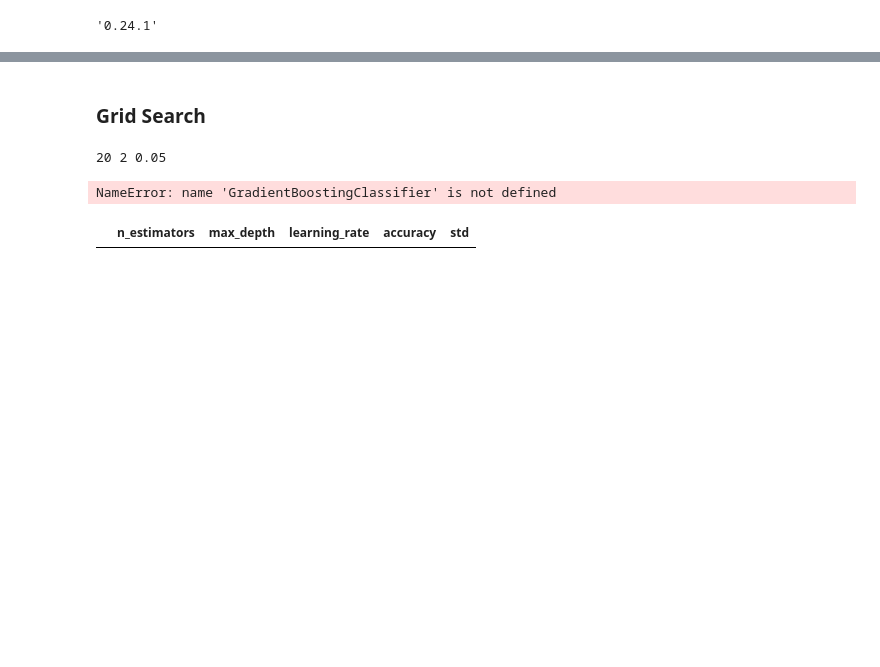
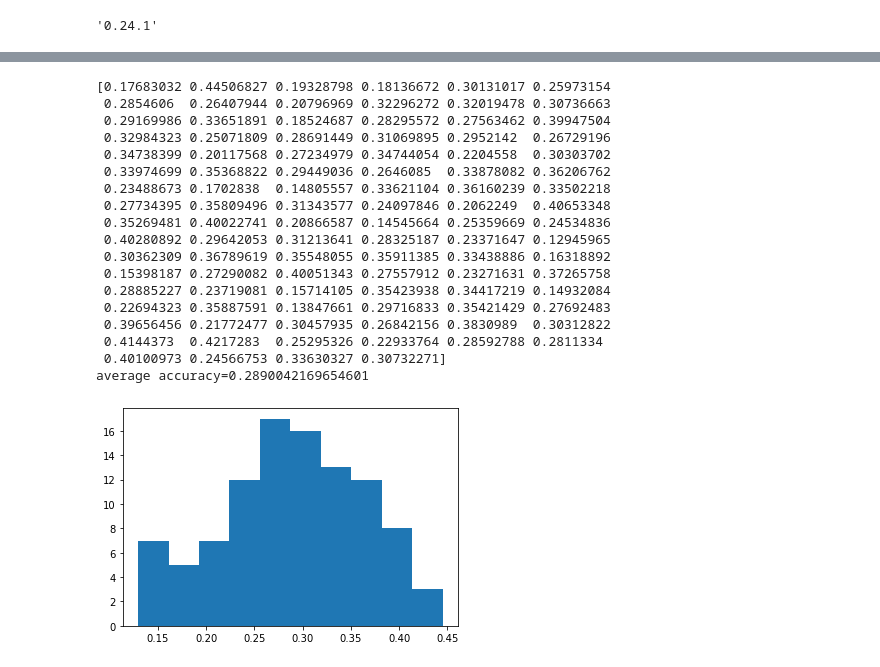
Before and after one commit to MarcooLopez/Python-basics, a Jupyter notebook: minicurso-analisis_de_datos-05-aprendizaje_automatico.ipynb, the cells around one changed output, grey strips where cells are left out. Drawn from its saved outputs; the diff is of its cells as text; code cells hidden in the pictures; blank space fills up the shorter version.

```diff
--- a/minicurso-analisis_de_datos-05-aprendizaje_automatico.ipynb
+++ b/minicurso-analisis_de_datos-05-aprendizaje_automatico.ipynb
@@ -105,27 +113,49 @@ Accuracy: 0.774709501025 0.0666101883031
-# %% [markdown]
-### Grid Search
-# %%
-from itertools import product
-
-n_estimators_ = [20, 40, 60, 80, 100]
-max_depth_ = [2, 3, 5]
-learning_rate_ = [0.05, 0.1]
-
-results = []
-for ne, md, lr in product(n_estimators_, max_depth_, learning_rate_):
-    print(ne, md, lr)
-    model_ = GradientBoostingClassifier(n_estimators=ne, max_depth=md, learning_rate=lr)
-    result = model_selection.cross_val_score(model3, X_transf, y, cv=kfold)
-    result_ = { 'n_estimators': ne, 'max_depth': md, 'learning_rate': lr,
-                'accuracy': result.mean(), 'std': result.std() }
-
-    results.append(result_)
-# %% [output]
-20 2 0.05
-NameError: name 'GradientBoostingClassifier' is not defined
-# %%
-import pandas as pd
-df = pd.DataFrame(results, columns=['n_estimators', 'max_depth', 'learning_rate', 'accuracy', 'std'])
-df.sort_values(by='accuracy', ascending=False)
-# %% [output]
-|  | n_estimators | max_depth | learning_rate | accuracy | std |
+# %%
+# Cargar librerias
+from sklearn import model_selection
+from sklearn.model_selection import train_test_split
+from sklearn.linear_model import LinearRegression
+import warnings
+warnings.filterwarnings('ignore')
+
+nRep = 100
+accuracy = np.zeros(nRep)
+for i in range(nRep):
+    #print("Repetition "+str(i+1))
+    X_trn, X_tst, y_trn, y_tst = train_test_split(X, y, test_size=0.2)
+
+    # Entrenamiento
+    model = LinearRegression()
+    model.fit(X_trn, y_trn)
+
+    # Hacer prediccion a partir del model entrenado
+    y_pred = model.predict(X_tst)
+
+    # Validacion del modelo usando datos observados
+    accuracy[i] = model.score(X_tst,y_tst)
+
+print(accuracy)
+print("average accuracy="+str(np.mean(accuracy)))
+
+plt.hist(accuracy)
+plt.show()
+# %% [output]
+[0.17683032 0.44506827 0.19328798 0.18136672 0.30131017 0.25973154
+ 0.2854606  0.26407944 0.20796969 0.32296272 0.32019478 0.30736663
+ 0.29169986 0.33651891 0.18524687 0.28295572 0.27563462 0.39947504
+ 0.32984323 0.25071809 0.28691449 0.31069895 0.2952142  0.26729196
+ 0.34738399 0.20117568 0.27234979 0.34744054 0.2204558  0.30303702
+ 0.33974699 0.35368822 0.29449036 0.2646085  0.33878082 0.36206762
+ 0.23488673 0.1702838  0.14805557 0.33621104 0.36160239 0.33502218
+ 0.27734395 0.35809496 0.31343577 0.24097846 0.2062249  0.40653348
+ 0.35269481 0.40022741 0.20866587 0.14545664 0.25359669 0.24534836
+ 0.40280892 0.29642053 0.31213641 0.28325187 0.23371647 0.12945965
+ 0.30362309 0.36789619 0.35548055 0.35911385 0.33438886 0.16318892
+ 0.15398187 0.27290082 0.40051343 0.27557912 0.23271631 0.37265758
+ 0.28885227 0.23719081 0.15714105 0.35423938 0.34417219 0.14932084
+ 0.22694323 0.35887591 0.13847661 0.29716833 0.35421429 0.27692483
+ 0.39656456 0.21772477 0.30457935 0.26842156 0.3830989  0.30312822
+ 0.4144373  0.4217283  0.25295326 0.22933764 0.28592788 0.2811334
+ 0.40100973 0.24566753 0.33630327 0.30732271]
+average accuracy=0.2890042169654601
+[figure, added]
```
Also changed, not shown: parts of 26 cells of this notebook, 2 other files.
